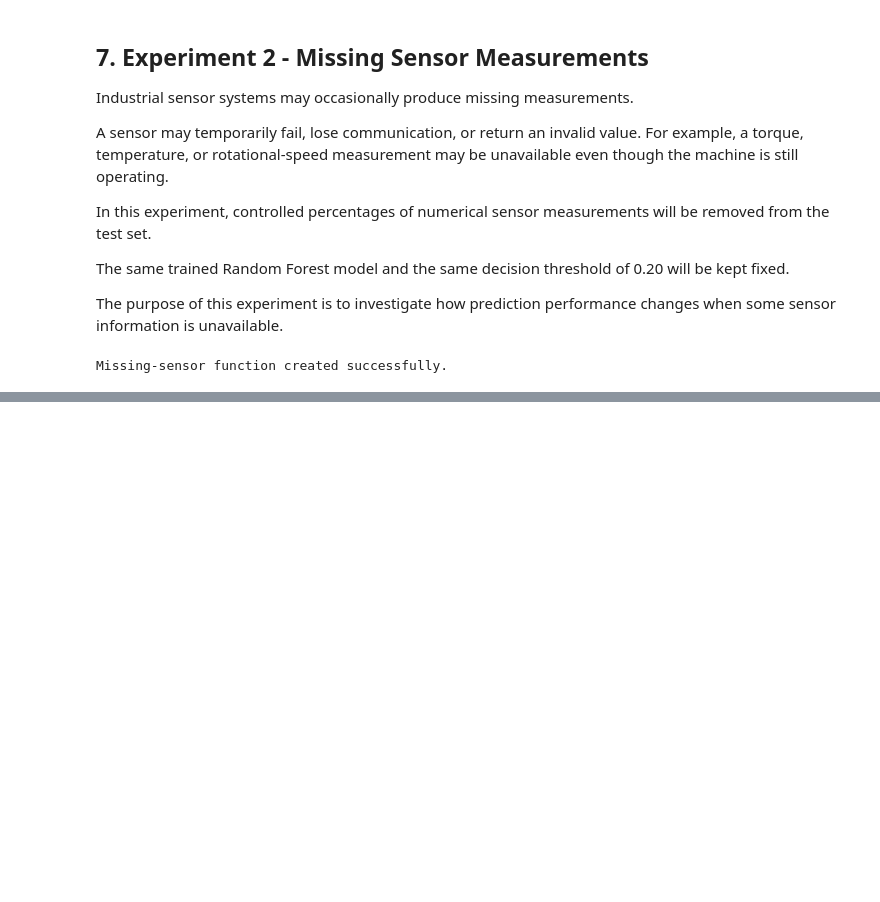
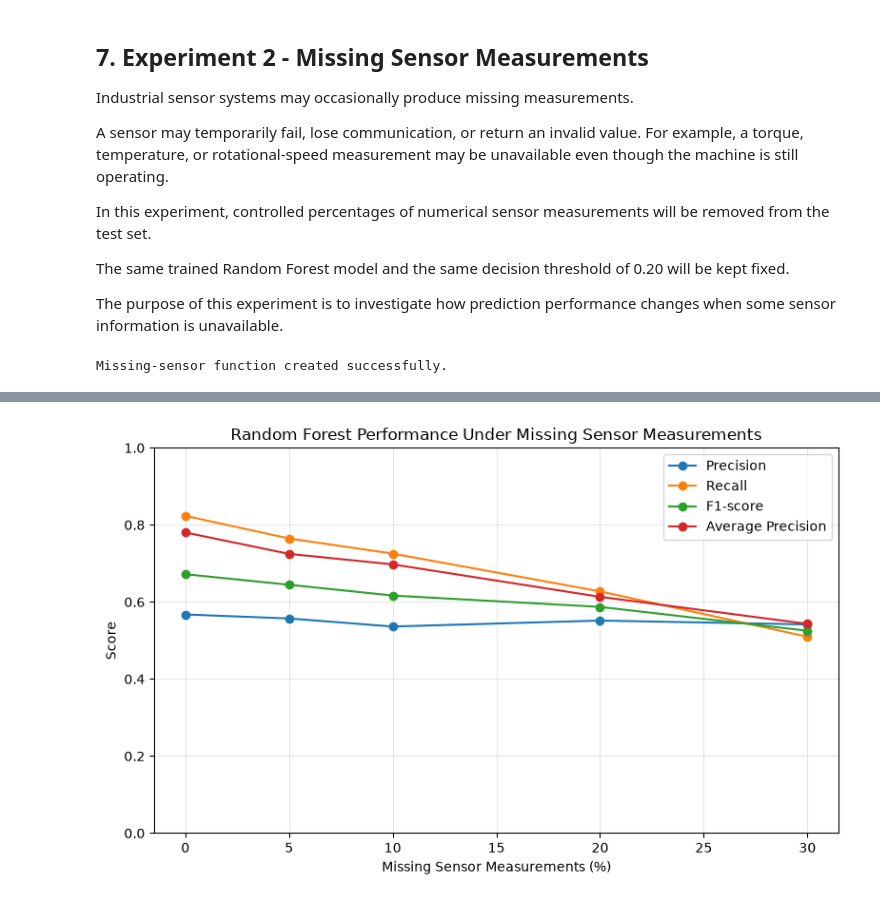
Before and after one commit to aacaas5/reliable-machine-failure-prediction-under-imbalanced-and-corrupted-sensor-data, a Jupyter notebook: notebooks/03_robustness_experiments.ipynb, the cells around one changed output, grey strips where cells are left out. Drawn from its saved outputs; the diff is of its cells as text; code cells hidden in the pictures; blank space fills up the shorter version.

```diff
--- a/notebooks/03_robustness_experiments.ipynb
+++ b/notebooks/03_robustness_experiments.ipynb
@@ -822,0 +1166,55 @@ Missing-sensor function created successfully.
+# %%
+fig, ax = plt.subplots(figsize=(8, 5))
+
+ax.plot(
+    missing_results_df["Missing level"] * 100,
+    missing_results_df["Precision"],
+    marker="o",
+    label="Precision"
+)
+
+ax.plot(
+    missing_results_df["Missing level"] * 100,
+    missing_results_df["Recall"],
+    marker="o",
+    label="Recall"
+)
+
+ax.plot(
+    missing_results_df["Missing level"] * 100,
+    missing_results_df["F1-score"],
+    marker="o",
+    label="F1-score"
+)
+
+ax.plot(
+    missing_results_df["Missing level"] * 100,
+    missing_results_df["Average precision"],
+    marker="o",
+    label="Average Precision"
+)
+
+ax.set_xlabel("Missing Sensor Measurements (%)")
+ax.set_ylabel("Score")
+
+ax.set_title(
+    "Random Forest Performance Under Missing Sensor Measurements"
+)
+
+ax.set_ylim(0, 1)
+ax.grid(alpha=0.3)
+ax.legend()
+
+plt.tight_layout()
+
+plt.savefig(
+    project_root
+    / "figures"
+    / "missing_data_robustness.png",
+    dpi=300,
+    bbox_inches="tight"
+)
+
+plt.show()
+# %% [output]
+[figure, added]
```
Also changed, not shown: parts of 23 cells of this notebook, 3 other files.
